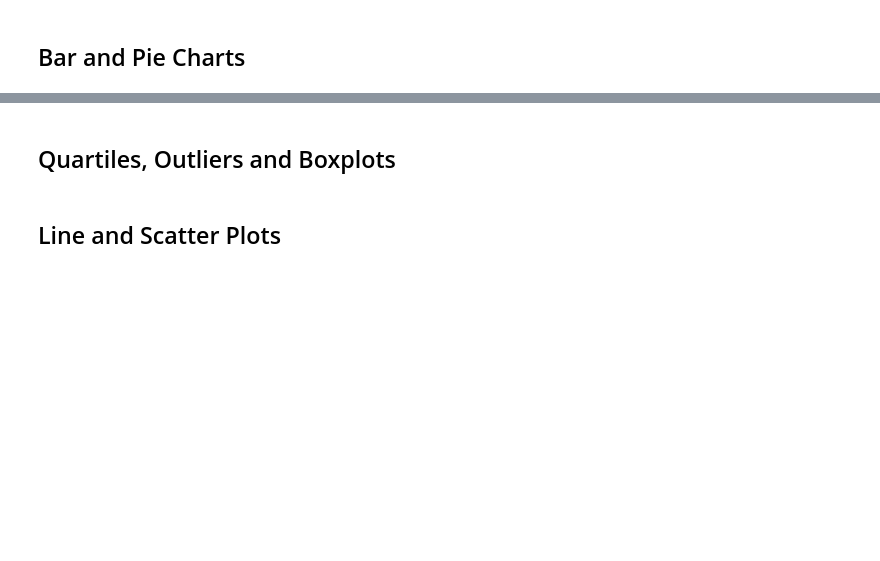
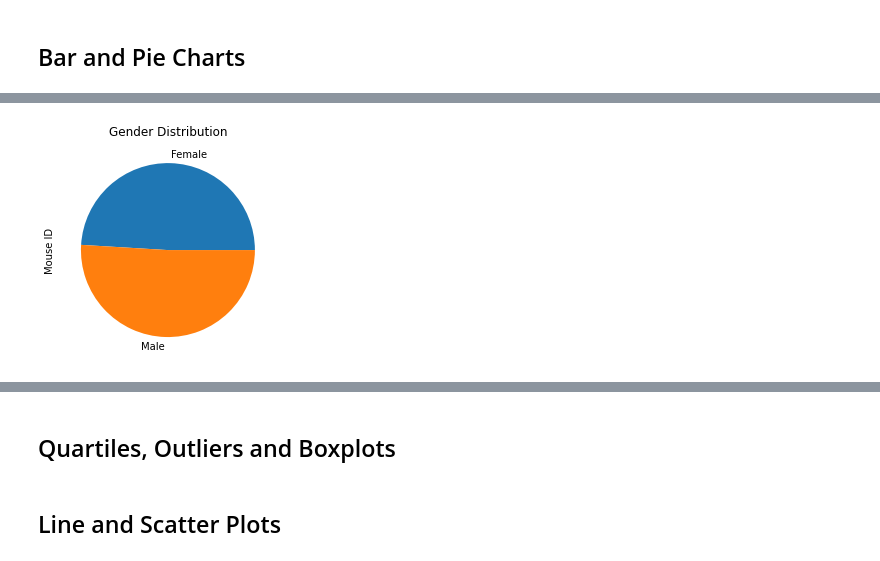
Before and after one commit to HopeNeely/matplotlib-challenge, a Jupyter notebook: pymaceuticals.ipynb, the cells around one changed output, grey strips where cells are left out. Cells and saved outputs as stored; diff of their text form; code cells hidden in the pictures; blank space fills up the shorter version.

```diff
--- a/pymaceuticals.ipynb
+++ b/pymaceuticals.ipynb
@@ -143,4 +143,13 @@ plt.show()
 # %%
 # Generate a pie plot showing the distribution of female versus male mice using pandas
+gender_groups = cleaned_df.groupby('Sex')
+gender_count = gender_groups['Mouse ID'].count()
+#gender_count
+
+
+
+measure_chart = gender_count.plot(kind="pie", title="Gender Distribution")
+# %% [output]
+[figure, added]
 # %%
 # Generate a pie plot showing the distribution of female versus male mice using pyplot
```
Also changed, not shown: parts of 5 cells of this notebook.
